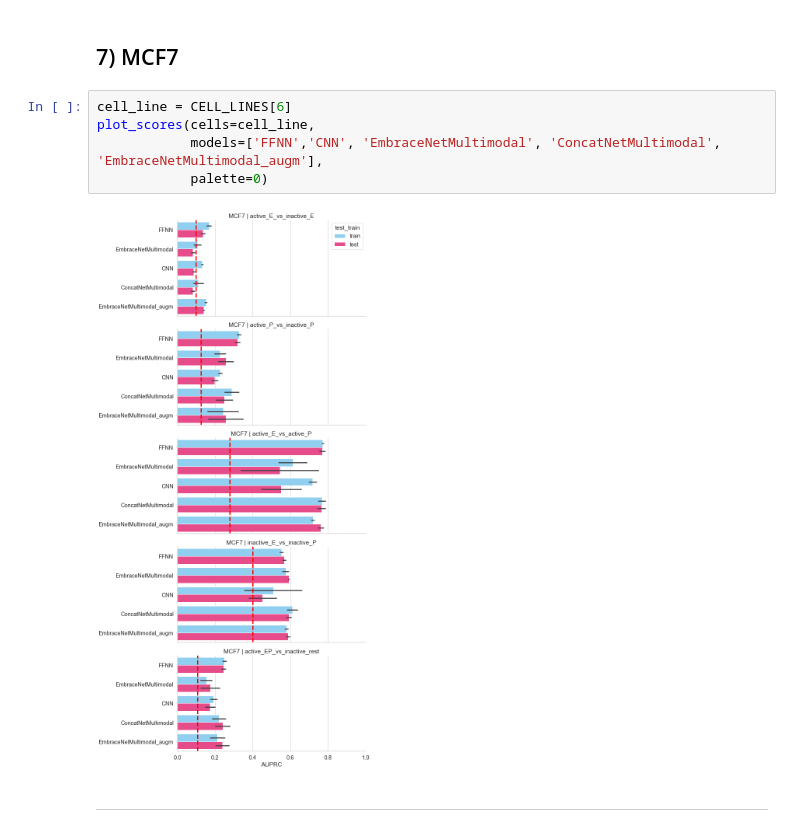
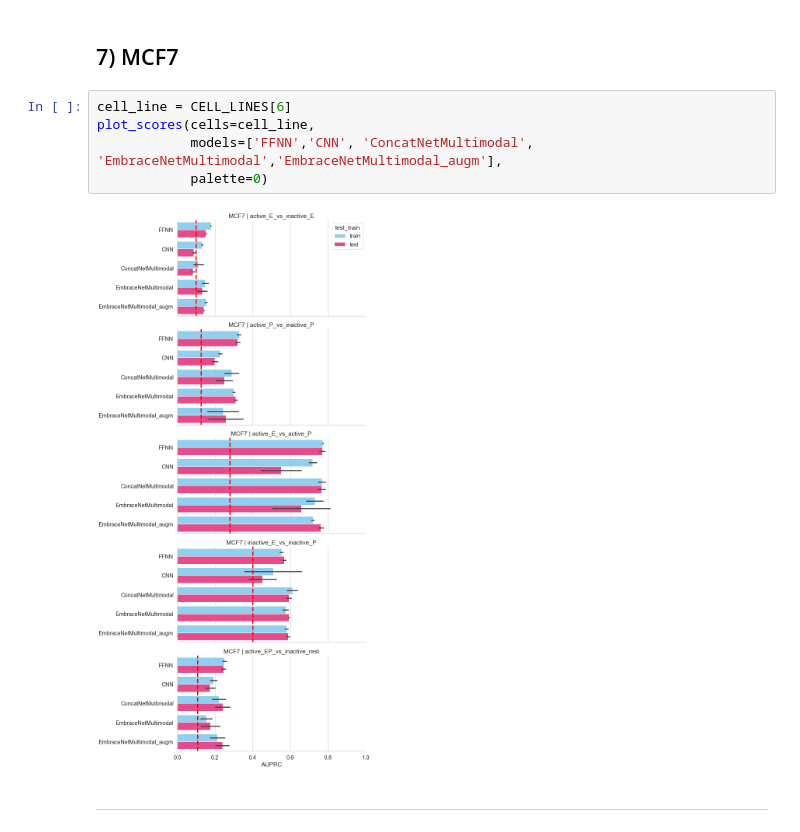
Before and after one commit to nikiiny/Prediction-of-Active-and-Inactive-Regulatory-Regions-with-Embracenet-Multimodal-Neural-Network-, a Jupyter notebook: Results_Visualisation.ipynb, the cells around one changed output. Cells and saved outputs as stored; diff of their text form.

```diff
--- a/Results_Visualisation.ipynb
+++ b/Results_Visualisation.ipynb
@@ -171,9 +234,9 @@ plot_scores(cells=cell_line,
 # %%
 cell_line = CELL_LINES[6]
 plot_scores(cells=cell_line,
-            models=['FFNN','CNN', 'EmbraceNetMultimodal', 'ConcatNetMultimodal', 'EmbraceNetMultimodal_augm'],
+            models=['FFNN','CNN', 'ConcatNetMultimodal', 'EmbraceNetMultimodal','EmbraceNetMultimodal_augm'],
             palette=0)
 # %% [output]
-[figure, old version]
+[figure, new version]
 # %% [markdown]
 ---
```
Also changed, not shown: parts of 25 cells of this notebook, 29 other files.
